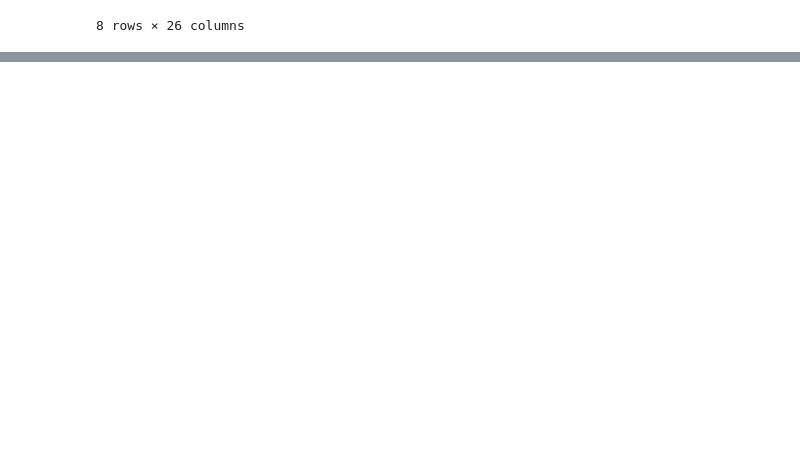
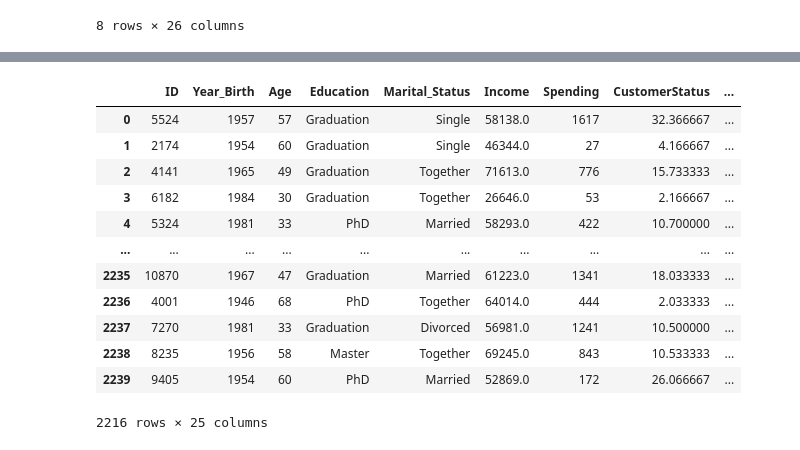
Before and after one commit to poulosar/customer-sentiment-analysis, a Jupyter notebook: cleaning.ipynb, the cells around one changed output, grey strips where cells are left out. Saved outputs shown, nothing was run; the diff lists cells and outputs as text; code cells hidden in the pictures; blank space fills up the shorter version.

```diff
--- a/cleaning.ipynb
+++ b/cleaning.ipynb
@@ -119,5 +127,3 @@ raw_data_free.to_csv('Resources/data.csv', index=False)
-# %%
-data = raw_data_free.copy()
 # %%
 data.count()
 # %% [output]
@@ -148,7 +146,0 @@ plt.show()
-# %%
-unstack_corr = correlation.unstack()
-unstack_corr.sort_values(ascending = False)
-pd.set_option('display.max_columns',1000)
-pd.set_option('display.max_rows', 1000)
-pd.set_option('display.max_colwidth', -1)
-unstack_corr
@@ -173,4 +146,0 @@ dtype: float64
-# %%
-data["Expenses"] = data["MntWines"]+ data["MntFruits"]+ data["MntMeatProducts"]+ data["MntFishProducts"]+ data["MntSweetProducts"]+ data["MntGoldProds"]
-# %%
-data["Total_Purchases"] = data["NumDealsPurchases"]+data["NumWebPurchases"]+data["NumCatalogPurchases"]+data["NumStorePurchases"]
@@ -193,0 +147,17 @@ dropped_data
+# %%
+data = data[["ID","Year_Birth","Age","Education","Marital_Status","Income","Spending","CustomerStatus","ChildCount","Children","Wines","Fruits","Meat","Fish","Sweets","Gold","TotalPurchases","Complain","Response","Z_CostContact","Z_Revenue","Average","TotalAcceptedCmp","Dt_Customer","Recency"]]
+data
+# %% [output]
+|  | ID | Year_Birth | Age | Education | Marital_Status | Income | Spending | CustomerStatus | ... |
+| 0 | 5524 | 1957 | 57 | Graduation | Single | 58138.0 | 1617 | 32.366667 | ... |
+| 1 | 2174 | 1954 | 60 | Graduation | Single | 46344.0 | 27 | 4.166667 | ... |
+| 2 | 4141 | 1965 | 49 | Graduation | Together | 71613.0 | 776 | 15.733333 | ... |
+| 3 | 6182 | 1984 | 30 | Graduation | Together | 26646.0 | 53 | 2.166667 | ... |
+| 4 | 5324 | 1981 | 33 | PhD | Married | 58293.0 | 422 | 10.700000 | ... |
+| ... | ... | ... | ... | ... | ... | ... | ... | ... | ... |
+| 2235 | 10870 | 1967 | 47 | Graduation | Married | 61223.0 | 1341 | 18.033333 | ... |
+| 2236 | 4001 | 1946 | 68 | PhD | Together | 64014.0 | 444 | 2.033333 | ... |
+| 2237 | 7270 | 1981 | 33 | Graduation | Divorced | 56981.0 | 1241 | 10.500000 | ... |
+| 2238 | 8235 | 1956 | 58 | Master | Together | 69245.0 | 843 | 10.533333 | ... |
+| 2239 | 9405 | 1954 | 60 | PhD | Married | 52869.0 | 172 | 26.066667 | ... |
+2216 rows × 25 columns
```
Also changed, not shown: parts of 31 cells of this notebook, 5 other files.
